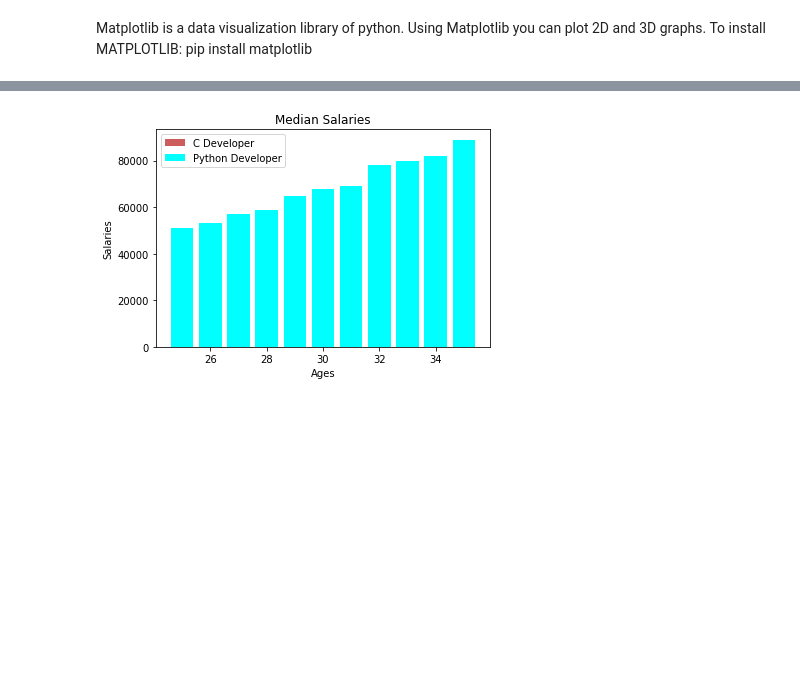
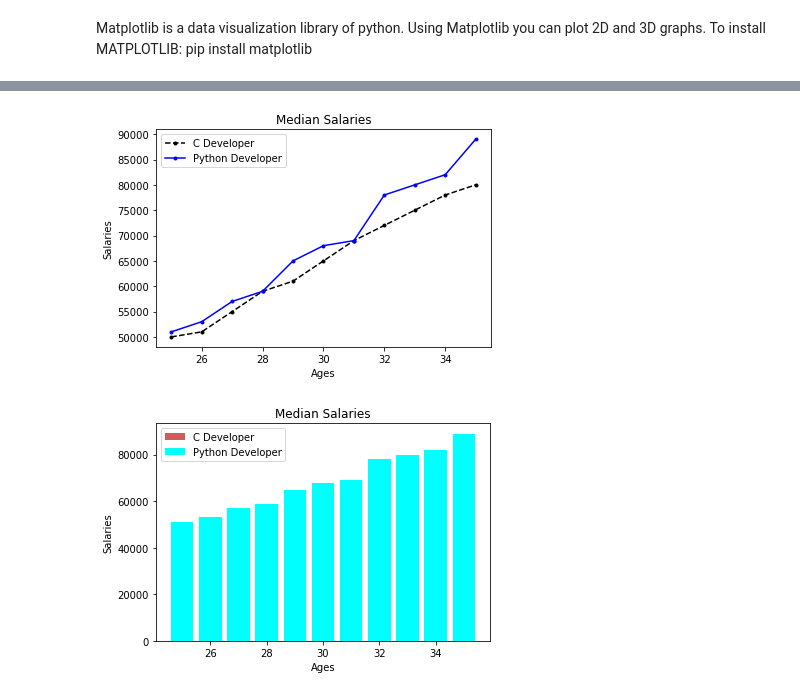
Before and after one commit to vedant26cfc/Data-Science-in-Python, a Jupyter notebook: Data Science Python Repository/3. Matplotlib/3. Data Science Matplotlib.ipynb, the cells around one changed output, grey strips where cells are left out. Cells and saved outputs as stored; diff of their text form; code cells hidden in the pictures; blank space fills up the shorter version.

```diff
--- a/Data Science Python Repository/3. Matplotlib/3. Data Science Matplotlib.ipynb
+++ b/Data Science Python Repository/3. Matplotlib/3. Data Science Matplotlib.ipynb
@@ -64,3 +64,32 @@ plt.show()
+# %%
+#You can also plot two graphs on the same canvas
+#Consider the graph above was for C Developers, so in the same canvas you can create a graph for python devs
+#You can also give labels to each plot which will distinguish between the graphs
+
+age1_x = [25,26,27,28,29,30,31,32,33,34,35]
+sal_y = [50000,51000,55000,59000,61000,65000,69000,72000,75000,78000,80000]
+sal_py = [51000,53000,57000,59000,65000,68000,69000,78000,80000,82000,89000]
+
+#Now make the first plot
+#Label to identify C Developers
+plt.plot(age1_x, sal_y, 'k--', marker='.', label = 'C Developer')
+
+#And now the second plot
+#Label to identify Python developers
+plt.plot(age1_x, sal_py, 'b', marker='.', label = 'Python Developer')
+
+#To make sure they show up
+plt.legend()
+
+plt.xlabel('Ages')
+plt.ylabel('Salaries')
+plt.title('Median Salaries')
+plt.show()
+
+#You can also use hex values for the code
+#Using 'linewidth' you can specify widths for individual plots
+# %% [output]
+[figure, added]
 # %%
 #Bar Charts
 age1_x = [25,26,27,28,29,30,31,32,33,34,35]
```
Also changed, not shown: parts of 2 cells of this notebook, 2 other files.
